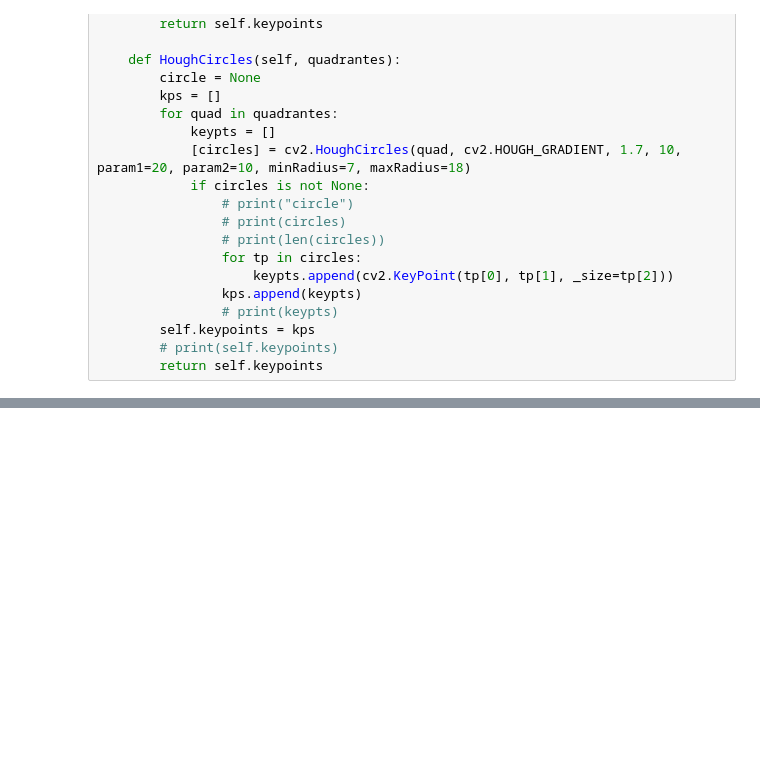
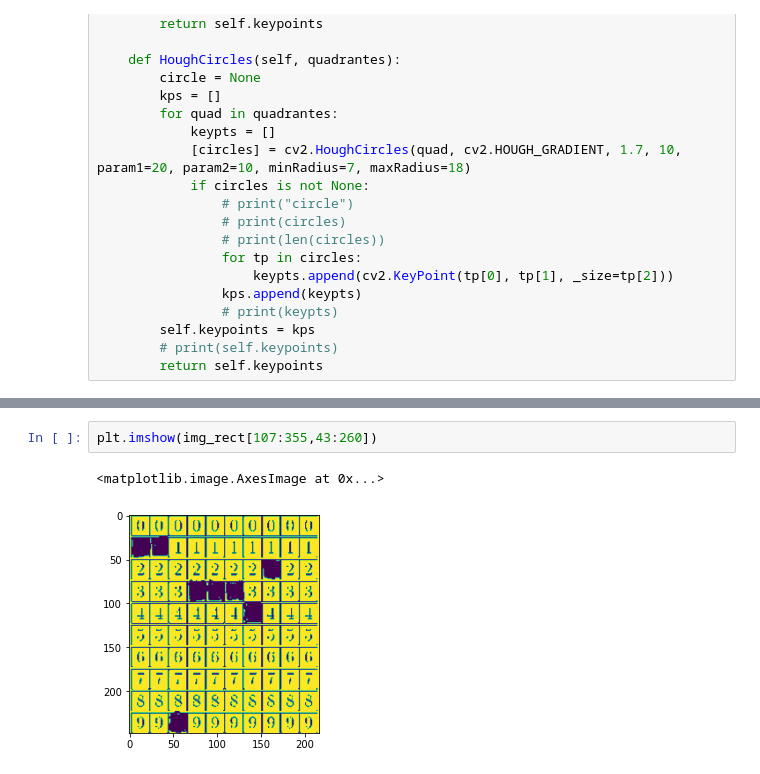
Before and after one commit to lgribeiro/SCC5830---Image-Processing-and-Analiysis-2022, a Jupyter notebook: Trabalho_morfologia_v3.ipynb, the cells around one changed output, grey strips where cells are left out. Cells and saved outputs as stored; diff of their text form; blank space fills up the shorter version.

```diff
--- a/Trabalho_morfologia_v3.ipynb
+++ b/Trabalho_morfologia_v3.ipynb
@@ -677,3 +760,8 @@ def detect_code(full_path, method=2):
+# %%
+plt.imshow(img_rect[107:355,43:260])
+# %% [output]
+<matplotlib.image.AxesImage at 0x...>
+[figure, added]
 # %%
 pre = preProcessing()
 blob = findBlob()
```
Also changed, not shown: parts of 9 cells of this notebook.
